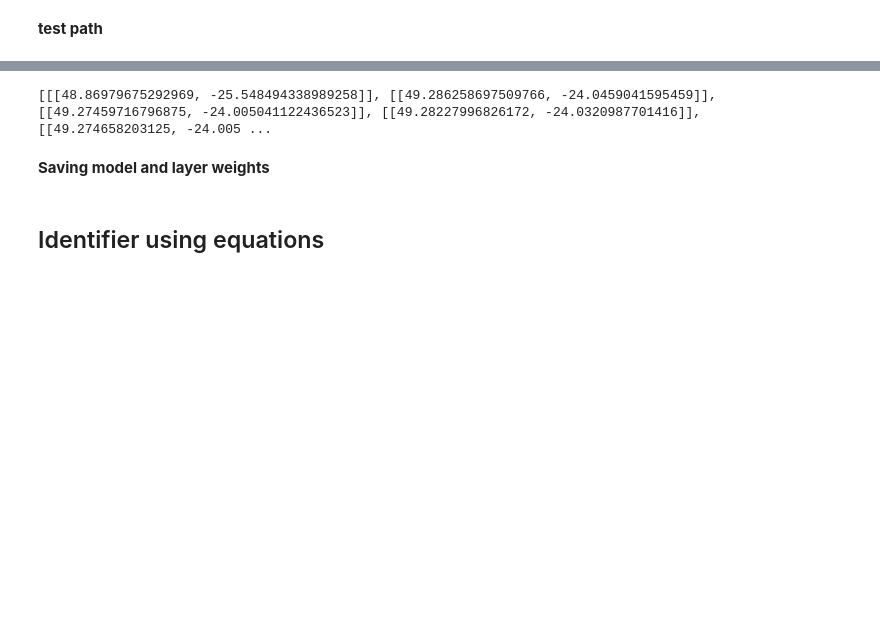
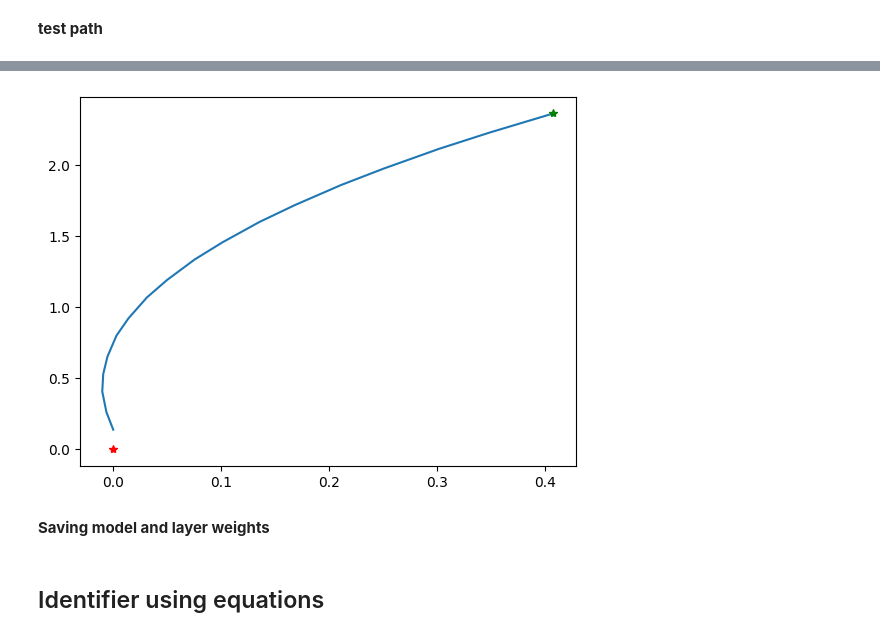
Before and after one commit to SinaRabiee/UGV_Obstacle_Avoidance, a Jupyter notebook: final.ipynb, the cells around one changed output, grey strips where cells are left out. Cells and saved outputs as stored; diff of their text form; code cells hidden in the pictures; blank space fills up the shorter version.

```diff
--- a/final.ipynb
+++ b/final.ipynb
@@ -753,5 +753,5 @@ for i in range(len(srf_left)-1):
 
 predict = np.array(sum(predict, []))
 print(predict)
-x,y = position(predict[:,1], predict[:,0])
+x,y = position(predict[:,0], predict[:,1])
 # %% [output]
@@ -777,7 +775,4 @@ x,y = position(predict[:,1], predict[:,0])
+[figure, added]
-# %%
-print(predict)
-# %% [output]
-[[[48.86979675292969, -25.548494338989258]], [[49.286258697509766, -24.0459041595459]], [[49.27459716796875, -24.005041122436523]], [[49.28227996826172, -24.0320987701416]], [[49.274658203125, -24.005 ...
 # %% [markdown]
 **Saving model and layer weights**
 # %%
```
Also changed, not shown: parts of 6 cells of this notebook, 7 other files.
